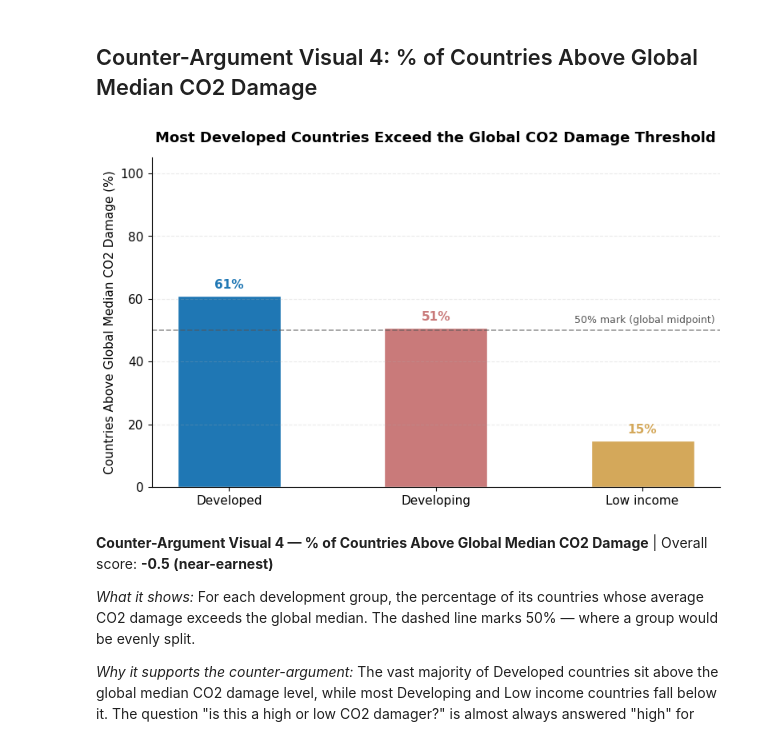
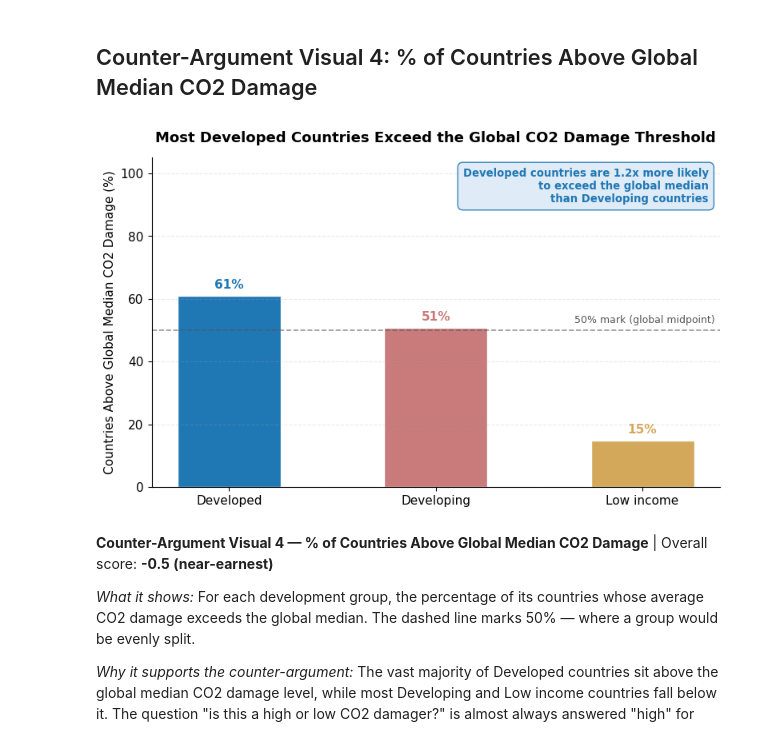
Before and after one commit to matthewviray/dsc106-proj2, a Jupyter notebook: project_2_outline.ipynb, the cells around one changed output. Saved outputs shown, nothing was run; the diff lists cells and outputs as text; code cells hidden in the pictures.

```diff
--- a/project_2_outline.ipynb
+++ b/project_2_outline.ipynb
@@ -598,7 +606,6 @@ df_c = merged_all[['Country Name', 'DevelopmentStatus', abs_col]].copy()
 df_c[abs_col] = pd.to_numeric(df_c[abs_col], errors='coerce')
 df_c = df_c.dropna(subset=['DevelopmentStatus', abs_col])
 
-# Per-country mean across all years
 country_means = (
     df_c.groupby(['Country Name', 'DevelopmentStatus'])[abs_col]
     .mean()
@@ -606,11 +613,9 @@ country_means = (
     .rename(columns={abs_col: 'mean_co2'})
 )
 
-# Global median across all countries, then flag each country above/below
 global_median = country_means['mean_co2'].median()
 country_means['above_median'] = country_means['mean_co2'] > global_median
 
-# % of countries in each group above global median — a count-based metric, not a mean of CO2
 pct_above = (
     country_means.groupby('DevelopmentStatus')['above_median']
     .mean()
@@ -621,35 +626,45 @@ pct_above = (
 )
 
 groups     = pct_above['DevelopmentStatus'].tolist()
 values     = pct_above['pct'].tolist()
 bar_colors = ['#1f77b4', '#c97a7a', '#d4a85a']
 
+dev_pct = pct_above.loc[pct_above['DevelopmentStatus'] == 'Developed',  'pct'].values[0]
+dvp_pct = pct_above.loc[pct_above['DevelopmentStatus'] == 'Developing', 'pct'].values[0]
+
 fig, ax = plt.subplots(figsize=(8, 5))
 fig.patch.set_facecolor('white')
 ax.set_facecolor('white')
 
 ax.bar(groups, values, color=bar_colors, width=0.5, edgecolor='white', linewidth=1)
 
-# 50% reference line
 ax.axhline(50, color='#555555', linewidth=1.2, linestyle='--', alpha=0.6)
 ax.text(2.35, 51.5, '50% mark (global midpoint)',
         fontsize=9, color='#555555', va='bottom', ha='right')
 
 for i, v in enumerate(values):
     ax.text(i, v + 1.5, f'{v:.0f}%', ha='center', va='bottom',
             fontsize=11, fontweight='bold', color=bar_colors[i])
+
+# Insight bubble
+ax.text(0.98, 0.97,
+        f'Developed countries are {dev_pct/dvp_pct:.1f}x more likely\nto exceed the global median\nthan Developing countries',
+        transform=ax.transAxes, fontsize=9.5, va='top', ha='right',
+        color='#1f77b4', fontweight='bold',
+        bbox=dict(boxstyle='round,pad=0.5', facecolor='#dce9f5',
+                  edgecolor='#1f77b4', alpha=0.9))
 
 ax.set_ylabel('Countries Above Global Median CO2 Damage (%)', fontsize=11)
 ax.set_title('Most Developed Countries Exceed the Global CO2 Damage Threshold',
              fontsize=13, fontweight='bold', pad=14)
 ax.set_ylim(0, 105)
 ax.spines[['top', 'right']].set_visible(False)
 ax.tick_params(axis='both', labelsize=11)
 ax.grid(axis='y', alpha=0.25, linestyle='--')
 plt.tight_layout()
 plt.show()
 # %% [output]
-[figure, old version]
+[figure, new version]
 # %% [markdown]
 **Counter-Argument Visual 4 — % of Countries Above Global Median CO2 Damage** | Overall score: **-0.5 (near-earnest)**
 
```
Also changed, not shown: parts of 9 cells of this notebook.
